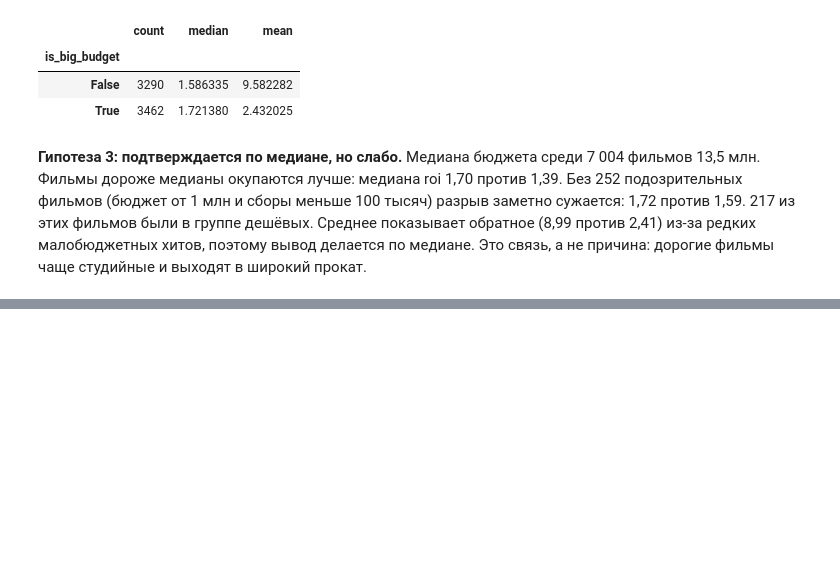
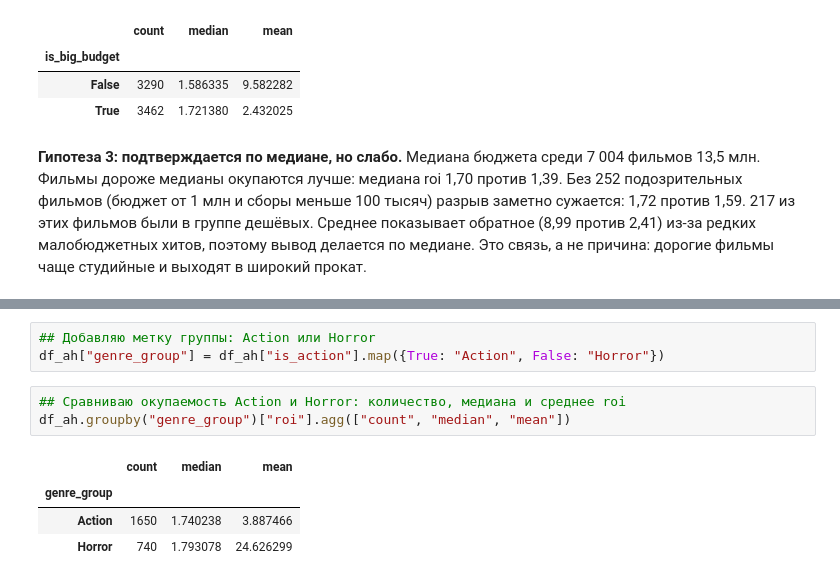
Before and after one commit to ilysma/movie-success-analysis, a Jupyter notebook: 02_analysis.ipynb, the cells around one changed output, grey strips where cells are left out. Drawn from its saved outputs; the diff is of its cells as text; blank space fills up the shorter version.

```diff
--- a/02_analysis.ipynb
+++ b/02_analysis.ipynb
@@ -309,0 +352,11 @@ df_roi[~mask_susp].groupby("is_big_budget")["roi"].agg(["count", "median", "mean
+# %%
+## Добавляю метку группы: Action или Horror
+df_ah["genre_group"] = df_ah["is_action"].map({True: "Action", False: "Horror"})
+# %%
+## Сравниваю окупаемость Action и Horror: количество, медиана и среднее roi
+df_ah.groupby("genre_group")["roi"].agg(["count", "median", "mean"])
+# %% [output]
+|  | count | median | mean |
+| genre_group |  |  |  |
+| Action | 1650 | 1.740238 | 3.887466 |
+| Horror | 740 | 1.793078 | 24.626299 |
```
Also changed, not shown: parts of 16 cells of this notebook.
